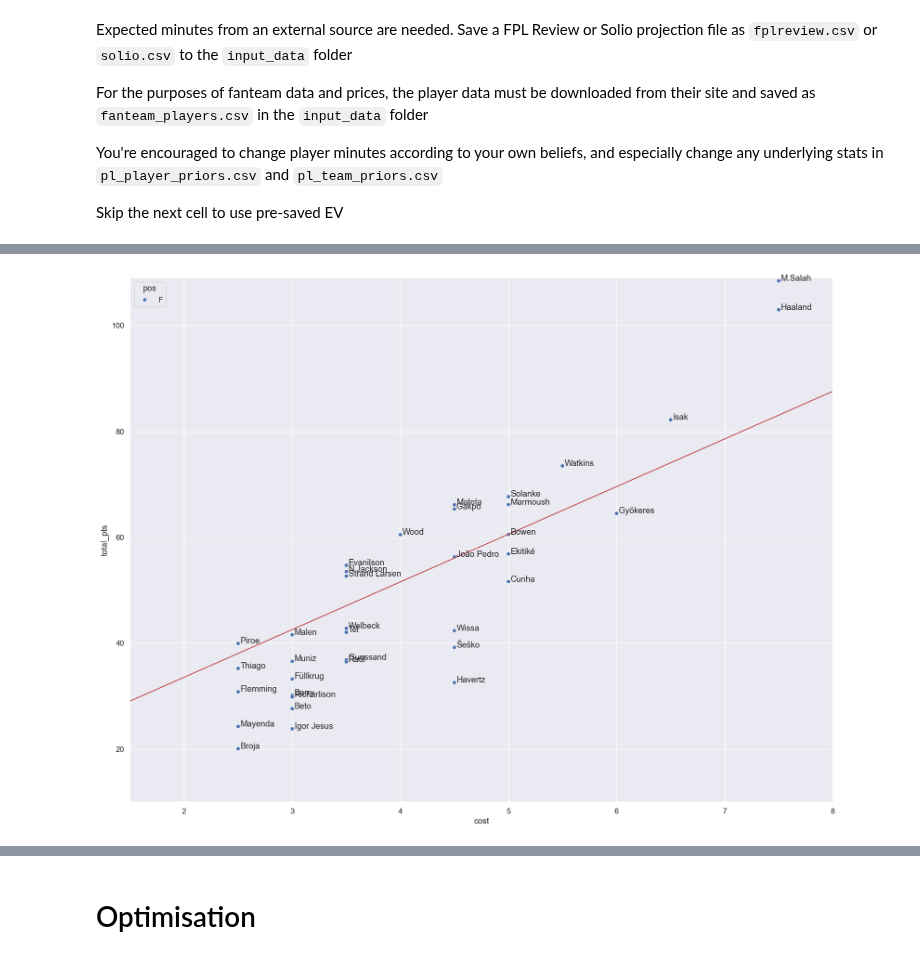
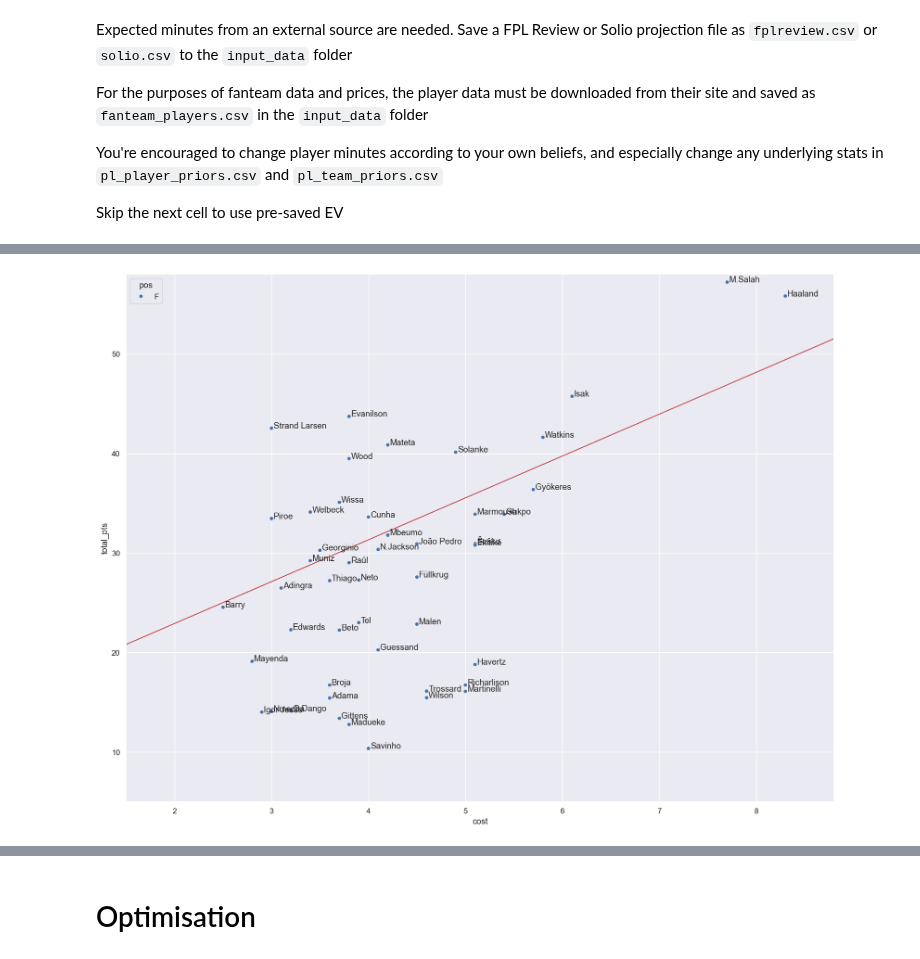
Before and after one commit to SamTroy/multi_ff_opt, a Jupyter notebook: run/run.ipynb, the cells around one changed output, grey strips where cells are left out. Cells and saved outputs as stored; diff of their text form; code cells hidden in the pictures.

```diff
--- a/run/run.ipynb
+++ b/run/run.ipynb
@@ -1422,7 +1521,7 @@ preview_ev_df(format='fanteam', pos_group='d', team_group=None, n_rows=20)
 # %%
-red_line_viz(format='sdt', pos_group='f')
+red_line_viz(format='tff', pos_group='f')
 # %% [output]
-[figure, old version]
+[figure, new version]
 # %%
 make_cap_matrix(format='cff', max_ev_diff=1.2)
 # %% [output]
```
Also changed, not shown: parts of 13 cells of this notebook, 10 other files.
